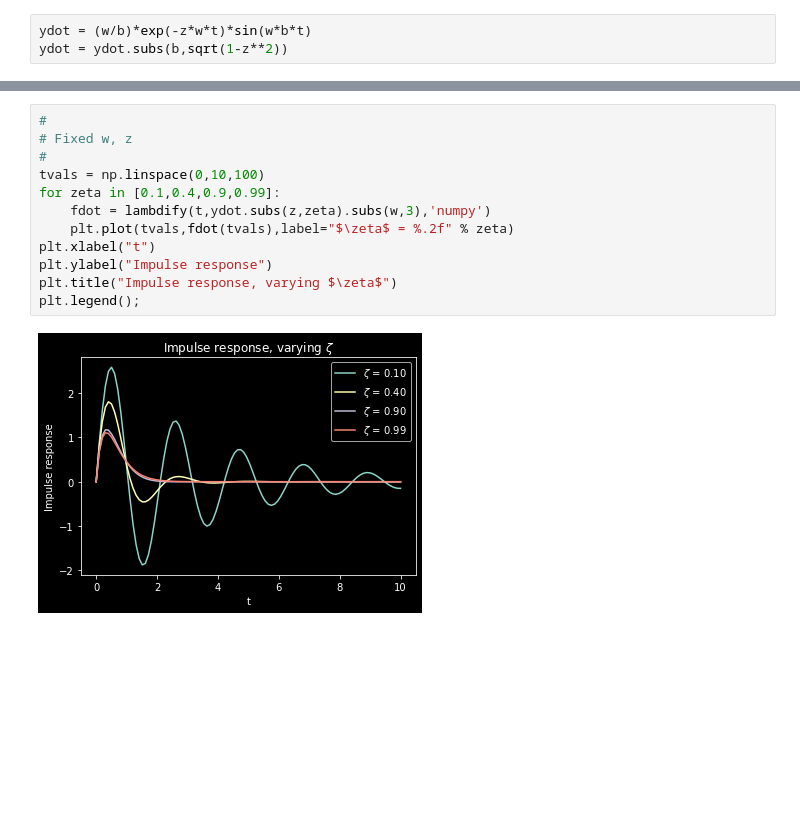
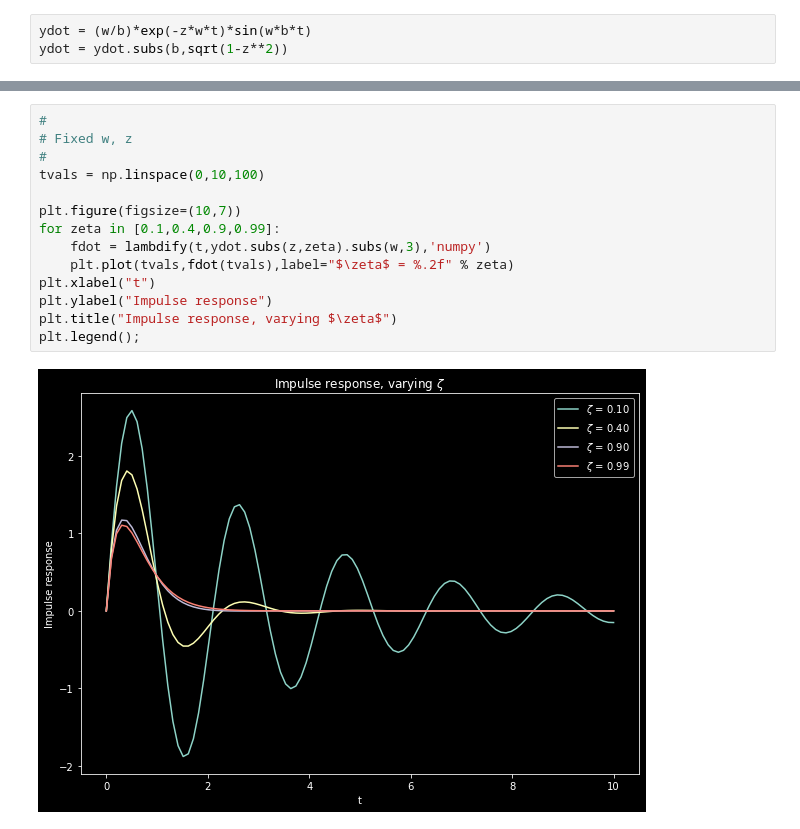
Before and after one commit to christakahashi/ECE447, a Jupyter notebook: lectures/second-order.ipynb, the cells around one changed output, grey strips where cells are left out. Cells and saved outputs as stored; diff of their text form; blank space fills up the shorter version.

```diff
--- a/lectures/second-order.ipynb
+++ b/lectures/second-order.ipynb
@@ -350,14 +356,16 @@ plt.legend();
 # %%
 #
 # Fixed w, z
 #
 tvals = np.linspace(0,10,100)
+
+plt.figure(figsize=(10,7))
 for zeta in [0.1,0.4,0.9,0.99]:
     fdot = lambdify(t,ydot.subs(z,zeta).subs(w,3),'numpy')
     plt.plot(tvals,fdot(tvals),label="$\zeta$ = %.2f" % zeta)
 plt.xlabel("t")
 plt.ylabel("Impulse response")
 plt.title("Impulse response, varying $\zeta$")
 plt.legend();
 # %% [output]
-[figure, old version]
+[figure, new version]
```
Also changed, not shown: parts of 6 cells of this notebook.
